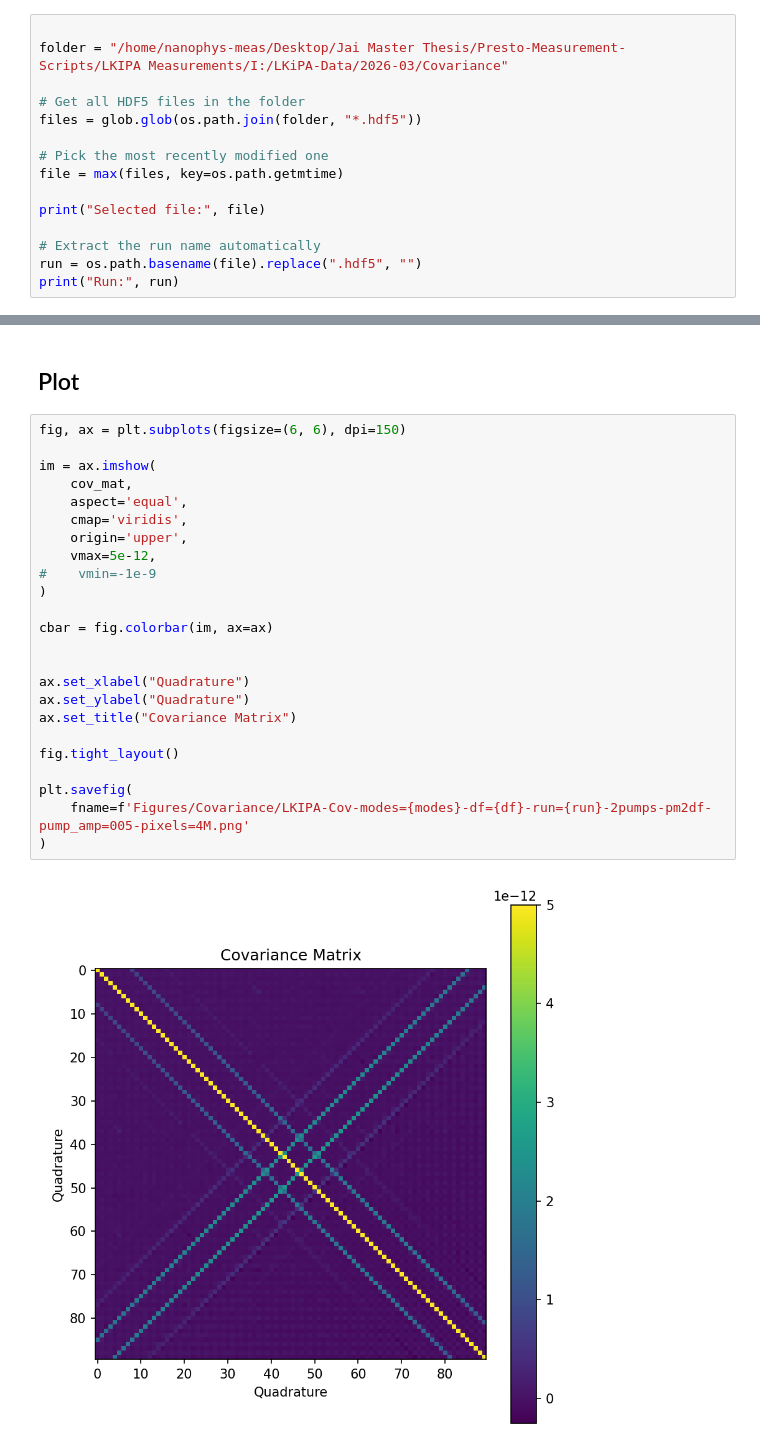
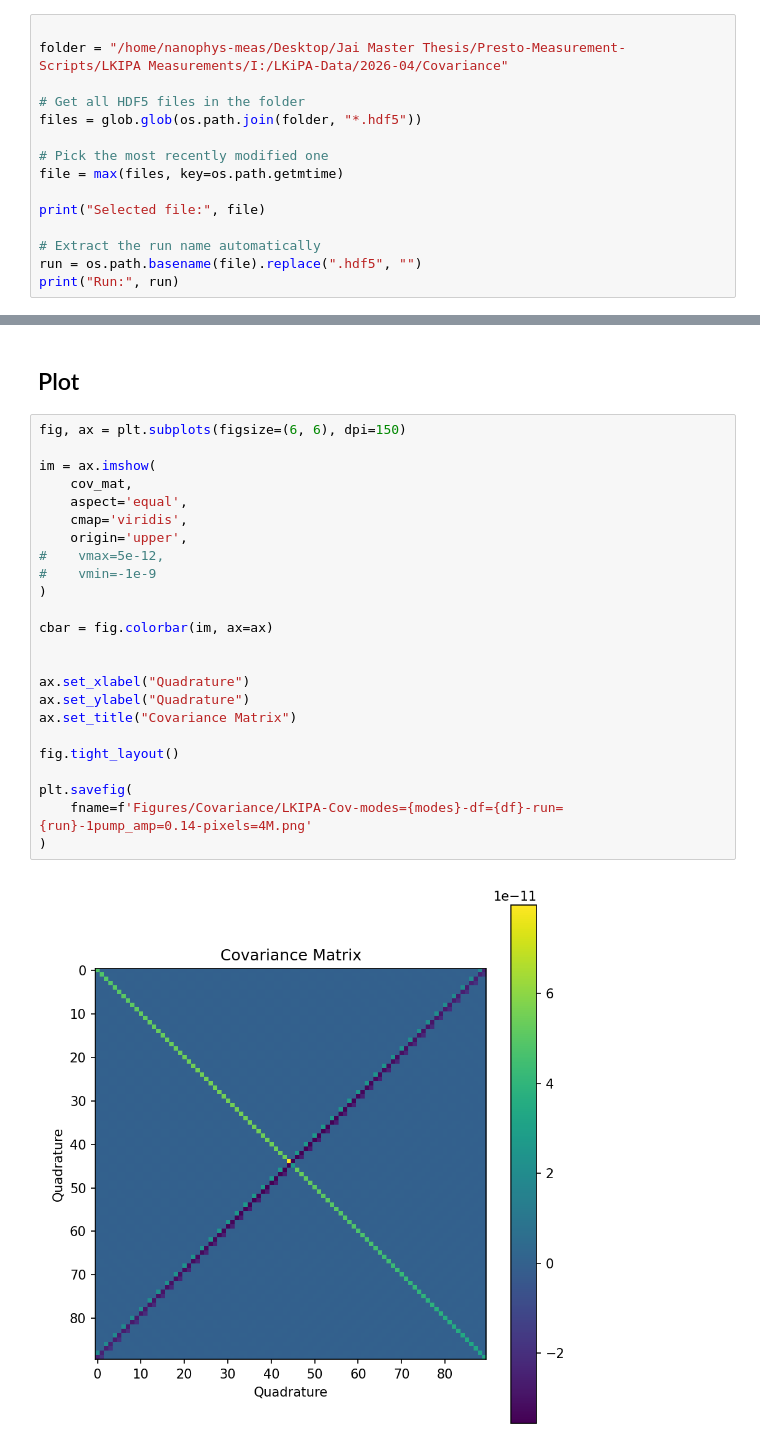
Before and after one commit to jaianandiyer690/Presto-Measurement-Scripts, a Jupyter notebook: LKIPA Measurements/Plot Covariance.ipynb, the cells around one changed output, grey strips where cells are left out. Cells and saved outputs as stored; diff of their text form.

```diff
--- a/LKIPA Measurements/Plot Covariance.ipynb
+++ b/LKIPA Measurements/Plot Covariance.ipynb
@@ -29,7 +29,7 @@ def load_ExpData(file_, idx_str_):
 ## Extract quadrature data
 # %%
 
-folder = "/home/nanophys-meas/Desktop/Jai Master Thesis/Presto-Measurement-Scripts/LKIPA Measurements/I:/LKiPA-Data/2026-03/Covariance"
+folder = "/home/nanophys-meas/Desktop/Jai Master Thesis/Presto-Measurement-Scripts/LKIPA Measurements/I:/LKiPA-Data/2026-04/Covariance"
 
 # Get all HDF5 files in the folder
 files = glob.glob(os.path.join(folder, "*.hdf5"))
@@ -126,26 +126,26 @@ cov_mat = cov_rotation(cov_mat, theta)
 # %%
 fig, ax = plt.subplots(figsize=(6, 6), dpi=150)
 
 im = ax.imshow(
     cov_mat,
     aspect='equal',
     cmap='viridis',
     origin='upper',
-    vmax=5e-12,
+#    vmax=5e-12,
 #    vmin=-1e-9
 )
 
 cbar = fig.colorbar(im, ax=ax)
 
 
 ax.set_xlabel("Quadrature")
 ax.set_ylabel("Quadrature")
 ax.set_title("Covariance Matrix")
 
 fig.tight_layout()
 
 plt.savefig(
-    fname=f'Figures/Covariance/LKIPA-Cov-modes={modes}-df={df}-run={run}-2pumps-pm2df-pump_amp=005-pixels=4M.png'
+    fname=f'Figures/Covariance/LKIPA-Cov-modes={modes}-df={df}-run={run}-1pump_amp=0.14-pixels=4M.png'
 )
 # %% [output]
-[figure, old version]
+[figure, new version]
```
Also changed, not shown: parts of 2 cells of this notebook, 13 other files.
